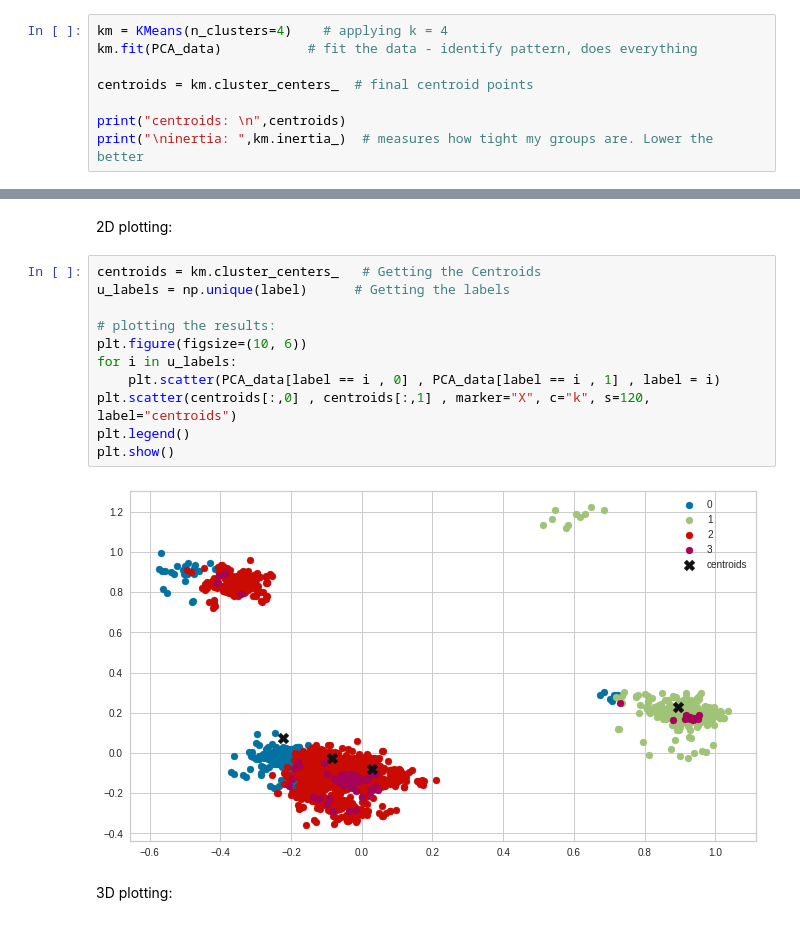
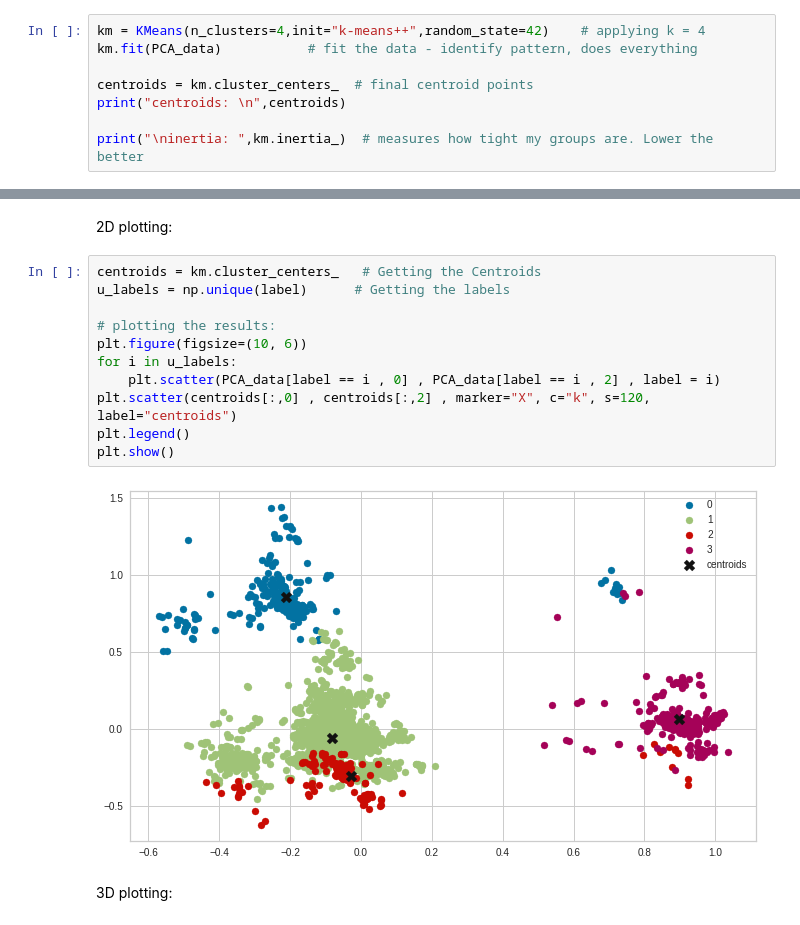
Before and after one commit to sidharth-ds/E-Commerce-Customer-Segmentation, a Jupyter notebook: E_Commerce_Customer_Segmentation.ipynb, the cells around one changed output, grey strips where cells are left out. Cells and saved outputs as stored; diff of their text form.

```diff
--- a/E_Commerce_Customer_Segmentation.ipynb
+++ b/E_Commerce_Customer_Segmentation.ipynb
@@ -520,12 +520,12 @@ visualizer.show()
 # %% [markdown]
 ### k-means algorithm:
 # %%
-km = KMeans(n_clusters=4)    # applying k = 4
+km = KMeans(n_clusters=4,init="k-means++",random_state=42)    # applying k = 4
 km.fit(PCA_data)           # fit the data - identify pattern, does everything
 
 centroids = km.cluster_centers_  # final centroid points
+print("centroids: \n",centroids)
 
-print("centroids: \n",centroids)
 print("\ninertia: ",km.inertia_)  # measures how tight my groups are. Lower the better
 # %% [output]
 centroids:
@@ -556,16 +556,16 @@ print(label)
 # %%
 centroids = km.cluster_centers_   # Getting the Centroids
 u_labels = np.unique(label)      # Getting the labels
 
 # plotting the results:
 plt.figure(figsize=(10, 6))
 for i in u_labels:
-    plt.scatter(PCA_data[label == i , 0] , PCA_data[label == i , 1] , label = i)
-plt.scatter(centroids[:,0] , centroids[:,1] , marker="X", c="k", s=120, label="centroids")
+    plt.scatter(PCA_data[label == i , 0] , PCA_data[label == i , 2] , label = i)
+plt.scatter(centroids[:,0] , centroids[:,2] , marker="X", c="k", s=120, label="centroids")
 plt.legend()
 plt.show()
 # %% [output]
-[figure, old version]
+[figure, new version]
 # %% [markdown]
 3D plotting:
 # %%
```
Also changed, not shown: parts of 46 cells of this notebook.
